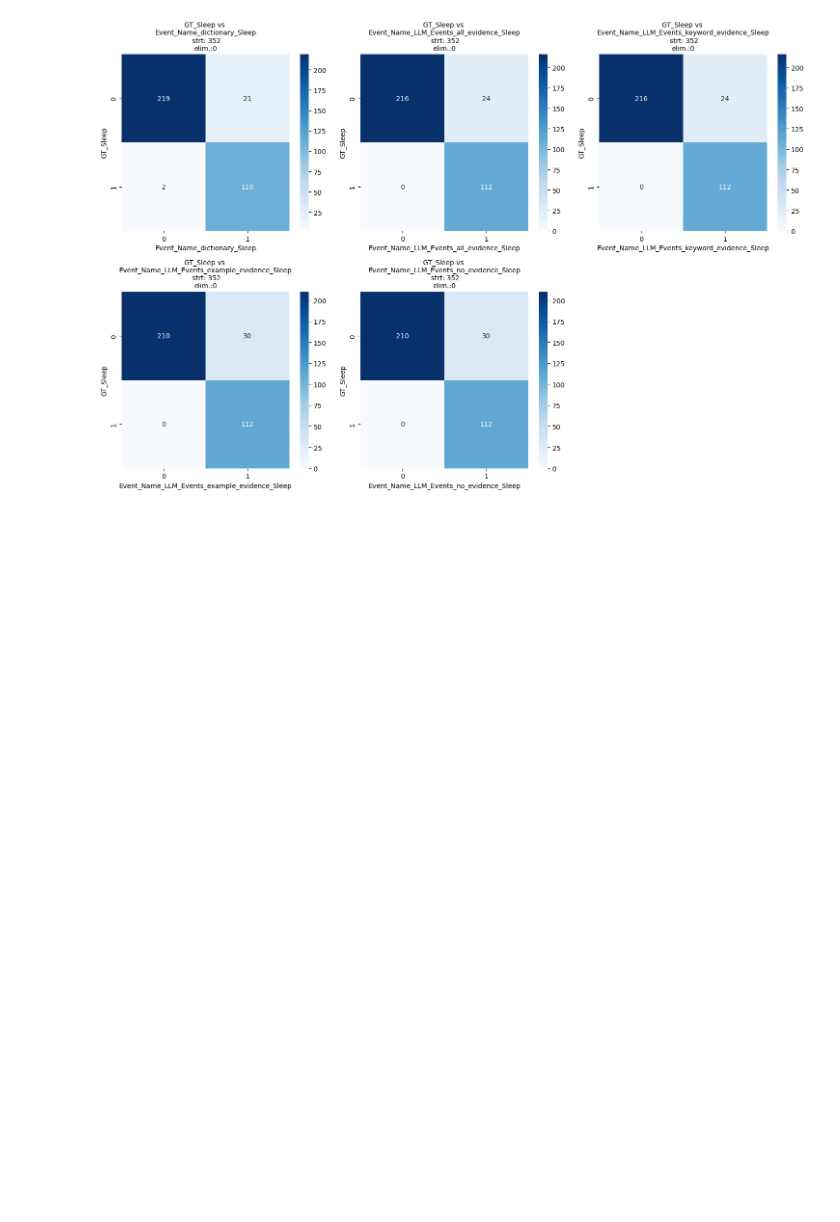
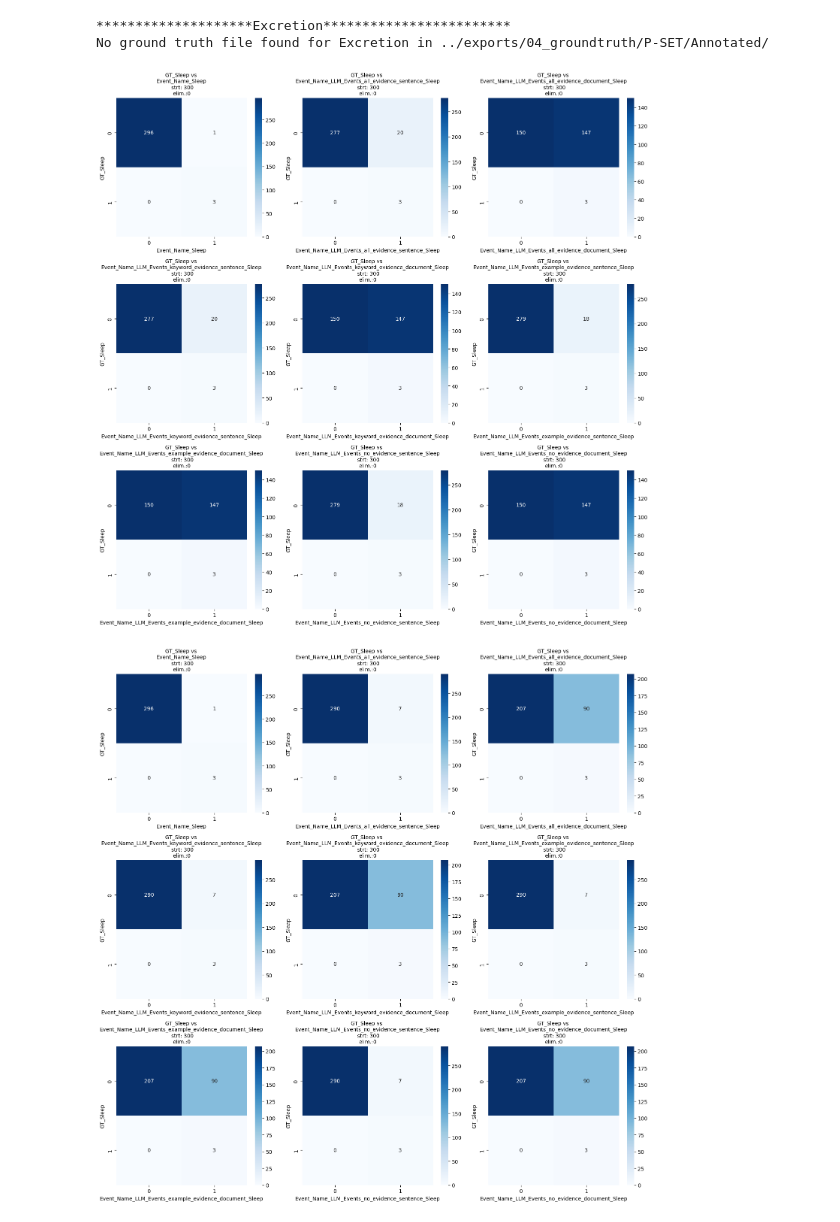
Before and after one commit to allmin/llm_text_to_event, a Jupyter notebook: scripts/06_analyse_intermediate_results.ipynb, the cells around one changed output. Saved outputs shown, nothing was run; the diff lists cells and outputs as text; code cells hidden in the pictures; blank space fills up the shorter version.

```diff
--- a/scripts/06_analyse_intermediate_results.ipynb
+++ b/scripts/06_analyse_intermediate_results.ipynb
@@ -95,7 +95,14 @@ def fixnames(ls,suffix,remove):
     LS=[]
     for s in ls:
         s = s.replace("_keyword_evidence","_Ki").replace("_example_evidence","_Ei").replace("_no_evidence","").replace("_all_evidence","KiEi").replace("Event_Name_",'').replace("_Events",'_').replace('_'+remove,"")
-        LS.append(s+suffix)
+        s = s + "_" + suffix
+        if "sentence" in s:
+            s = s.replace("sentence","")
+            s = s + "_Sent-SET"
+        elif "document" in s:
+            s = s.replace("document","")
+            s = s + "_Doc-SET"
+        LS.append(s)
     return LS
 
 def get_col_suffix(keyword_input, example_input):
@@ -146,22 +153,29 @@ for keyword_input, example_input in [i for i in product([True,False],[True,False
     for input_type in ["sentence", "document"]:
         col_suffix = get_col_suffix(keyword_input, example_input)
         llm_models.append(f"LLM_Events_{col_suffix}_evidence_{input_type}")
-df_both = pd.read_pickle("../exports/dictionary_biolord_features.pkl")
+df_both = pd.read_pickle("../exports/04_dictionary_biolord_features.pkl")
+
+
 for analysis_type in ["all"]: #(M-SET, A-SET, D-SET, F-SET)
     for ET in ["Sleep","Excretion"]:
         print(f"********************{ET}************************")
-        llm_files = glob(f"../exports/llm_{llm_type}_{dataset}/{ET}/*.pkl")
-        gt_file = glob(f"../exports/groundtruth/{dataset}/Annotated/{ET}*.xlsx")[0]
-        gt_df = pd.read_excel(gt_file)
+        llm_files = glob(f"../exports/05_llm_{llm_type}_{dataset}/{ET}/*.pkl")
+        try:
+            gt_file = glob(f"../exports/04_groundtruth/{dataset}/Annotated/{ET}*.pkl")[0]
+        except IndexError:
+            print(f"No ground truth file found for {ET} in ../exports/04_groundtruth/{dataset}/Annotated/")
+            continue
+        gt_df = pd.read_pickle(gt_file)
         gt_df = gt_df.dropna(subset=f"gt_{ET}")
+        gt_df['Lemma'] = gt_df['Lemma'].apply(lambda x: tuple(x))
+        gt_df["is_keyword_present"] = gt_df["Keyword"].apply(lambda x: 0 if x[0]=='' else 1)
 
-
-        gt_df = gt_df.groupby("UID")[[f"{ET}_similarity", f"gt_{ET}", "is_keyword_present", "Sentence_dictionary","Lemma","HADM_ID"]].agg(lambda x: max(x) if len(set(x))>1 else set(x).pop()).reset_index()
+        gt_df = gt_df.groupby("UID")[[ f"gt_{ET}", "is_keyword_present", "Sentence","Lemma","HADM_ID"]].agg(lambda x: max(x) if len(set(x))>1 else set(x).pop()).reset_index()
         uid_to_gt = {row['UID']:row[f"gt_{ET}"] for _,row in gt_df.iterrows()}
         uid_to_key_present = {row['UID']:row[f"is_keyword_present"] for _,row in gt_df.iterrows()}
         uid_to_lemma = {row['UID']:row[f"Lemma"] for _,row in gt_df.iterrows()}
         uid_to_hadmid = {row['UID']:row[f"HADM_ID"] for _,row in gt_df.iterrows()}
-        uid_to_dict_time = {row['UID']:row[f"Time_dictionary"] for _,row in df_both.iterrows()}
+        uid_to_dict_time = {row['UID']:row[f"Time"] for _,row in df_both.iterrows()}
         output_folder = f"../exports/disagreements/{ET}"
         os.makedirs(output_folder,exist_ok=True)
         for file in llm_files:
@@ -176,11 +190,10 @@ for analysis_type in ["all"]: #(M-SET, A-SET, D-SET, F-SET)
             print(suffix,attribute_requested,filename)
 
             df = pd.read_pickle(file)
-            df[f'dictionary_{ET}_time'] = df["UID"].apply(lambda x:uid_to_dict_time.get(x))
-            df[f"{ET}_similarity"] = df['Similarity'].apply(lambda x: x[ET])
-            df["Keyword_dictionary"] = df["Keyword"]
+            df[f'{ET}_time'] = df["UID"].apply(lambda x:uid_to_dict_time.get(x))
             df["focus_event"] = ET
             df[f"GT_{ET}"] = df["UID"].apply(lambda x:uid_to_gt.get(x))
+
             df[f"is_keyword_present"] = df["UID"].apply(lambda x:uid_to_key_present.get(x))
             display(df.is_keyword_present.value_counts())
 
@@ -189,11 +202,14 @@ for analysis_type in ["all"]: #(M-SET, A-SET, D-SET, F-SET)
             df[f"dict_Lemma"] = df["UID"].apply(lambda x:uid_to_lemma.get(x))
             df[f"HADM_ID"] = df["UID"].apply(lambda x:uid_to_lemma.get(x))
             df.dropna(subset=f"GT_{ET}",inplace=True)
+            df[f"GT_{ET}"] = df[f"GT_{ET}"].astype(int)
+            df[f"document_GT_{ET}"] = df["ROW_ID"].map(df.groupby("ROW_ID")[f"GT_Sleep"].max().to_dict())
+            # df[f"GT_doc_{ET}"] = df.groupby("ROW_ID")[f"GT_{ET}"].transform(max)
             for col in llm_models:
                 df[f"{col}_{ET}_time"] = df[col].apply(lambda x:x['event_detection_time'])
             if len(df) > 1:
                 first_row = df.iloc[0]
-                splittable_columns = ["Event_Name_dictionary"]+[f"Event_Name_{model}" for model in llm_models]
+                splittable_columns = ["Event_Name"]+[f"Event_Name_{model}" for model in llm_models]
                 disagreement_dfs = []
                 generated_columns = []
 
@@ -203,11 +219,21 @@ for analysis_type in ["all"]: #(M-SET, A-SET, D-SET, F-SET)
 
                     generated_columns.append(generated_column)
 
-                f1s, accs, precs, recs, psup, nsup, times = [],[],[],[],[],[],[]
-                y_gt = df[f"GT_{ET}"]
-                LLM_dict[(attribute_requested,f"gt_{ET}")] = y_gt
+                f1s, accs, precs, recs, psup, nsup, times, tp, tn, fp, fn = [],[],[],[],[],[],[],[],[],[],[]
+
+
                 for col in generated_columns:
-                    preds = df[col]
+                    if "sentence" in col:
+                        df_temp = df.groupby("ROW_ID").agg({f"GT_{ET}":"max", col:"max", f"{col.lstrip('Event_Name_')}_time":"mean", "HADM_ID":"first", "UID":"first"}).reset_index()
+                        y_gt = df_temp[f"GT_{ET}"]
+                    elif "document" in col:
+                        df_temp = df.groupby("ROW_ID").agg({f"GT_{ET}":"max", col:"first", f"{col.lstrip('Event_Name_')}_time":"max", "HADM_ID":"first", "UID":"first"}).reset_index()
+                        y_gt = df_temp[f"GT_{ET}"]
+                    else:
+                        df_temp = df.groupby("ROW_ID").agg({f"GT_{ET}":"max", col:"max", f"{col.lstrip('Event_Name_')}_time":"mean", "HADM_ID":"first", "UID":"first"}).reset_index()
+                        y_gt = df_temp[f"GT_{ET}"]
+                    LLM_dict[(attribute_requested,f"gt_{ET}")] = y_gt
+                    preds = df_temp[col]
                     LLM_dict[(attribute_requested,col)] = preds
                     f1s.append(f1_score(y_gt, preds))
                     accs.append(accuracy_score(y_gt, preds))
@@ -215,10 +241,16 @@ for analysis_type in ["all"]: #(M-SET, A-SET, D-SET, F-SET)
                     recs.append(recall_score(y_gt, preds))
                     psup.append(sum(y_gt))
                     nsup.append(sum(y_gt==0))
-                    times.append(get_time(df[f"{col.lstrip('Event_Name_')}_time"]))
+                    times.append(get_time(df_temp[f"{col.lstrip('Event_Name_')}_time"]))
+                    #true positive
+                    tn_i, fp_i, fn_i, tp_i = confusion_matrix(y_gt, preds).ravel()
+                    tp.append(tp_i)
+                    tn.append(tn_i)
+                    fp.append(fp_i)
+                    fn.append(fn_i)
 
 
-                results_df = {"technique":fixnames(generated_columns,suffix,ET), "pos_sup": psup, "neg_sup": nsup, "f1_score":f1s, "precision":precs, "recall":recs, "time":times}
+                results_df = {"col_name":generated_columns, "technique":fixnames(generated_columns,suffix,ET), "pos_sup": psup, "neg_sup": nsup, "f1_score":f1s, "precision":precs, "recall":recs, "TP":tp, 'TN':tn, 'FP':fp, 'FN':fn, "time":times}
                 results = pd.DataFrame(results_df)
                 plot_confusion_matrices_for_column_pairs(df, f"GT_{ET}",vis_columns=generated_columns)
                 op_path = f"{output_folder}/{analysis_type}_{disagreement_type}_{filename}.xlsx"
@@ -252 +308,4 @@ file written to ../exports/disagreements/Sleep/all_correct_Sleep_132_222_att_Fal
+********************Excretion************************
+No ground truth file found for Excretion in ../exports/04_groundtruth/P-SET/Annotated/
-[figure, old version]
+[figure, new version]
+[figure, added]
```
Also changed, not shown: parts of 15 cells of this notebook, 39 other files.
